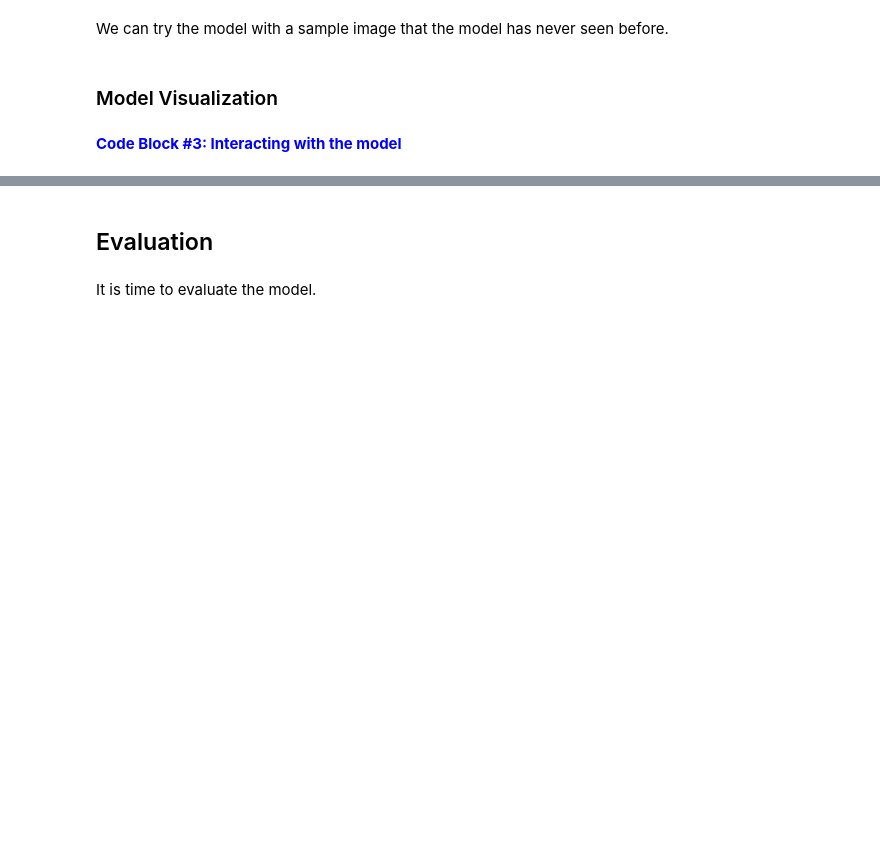
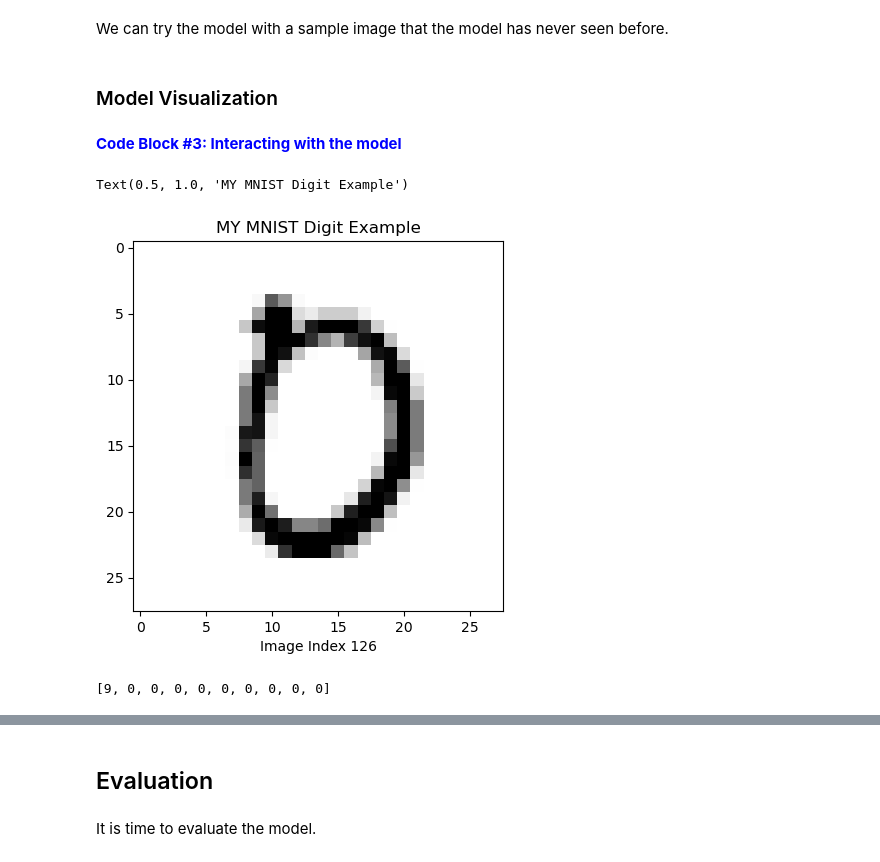
Before and after one commit to zguo47/Brown-Deep-Learning-hw1-knn-zguo47, a Jupyter notebook: hw1/code/HW1_MNIST.ipynb, the cells around one changed output, grey strips where cells are left out. Drawn from its saved outputs; the diff is of its cells as text; code cells hidden in the pictures; blank space fills up the shorter version.

```diff
--- a/hw1/code/HW1_MNIST.ipynb
+++ b/hw1/code/HW1_MNIST.ipynb
@@ -43,11 +49,11 @@ digit_list = [0, 1, 2, 3, 4, 5, 6, 7, 8, 9]
 
 ## TODO: Implement preprocessing step as described above,
 ## implementing preprocess.py in the process
-image_train_full, label_train_full = None, None
-image_test_full,  label_test_full  = None, None
+image_train_full, label_train_full = get_data_MNIST("train", data_path)
+image_test_full,  label_test_full  = get_data_MNIST("test", data_path)
 
-image_train, label_train = None, None
-image_test,  label_test  = None, None
+image_train, label_train = get_subset(image_train_full, label_train_full, digit_list, 1000)
+image_test,  label_test  = get_subset(image_test_full, label_test_full, digit_list, 250)
 # %% [markdown]
 ### Data Visualization
 # %% [markdown]
@@ -98,11 +110,19 @@ We can try the model with a sample image that the model has never seen before.
 # %%
 ## Pull in a specific image
 sample_image = image_test[126].copy()
 ## TODO: Show what the image looks like using plt.imshow
+plt.imshow(sample_image.reshape(28, 28), cmap = "Greys")
+plt.xlabel("Image Index 126")
+plt.title("MY MNIST Digit Example")
+# %% [output]
+Text(0.5, 1.0, 'MY MNIST Digit Example')
+[figure, added]
 # %%
 ## TODO: Figure out the closest k neighbors based on the model.
-class_counts, nearest_indices = None, None
+class_counts, nearest_indices = model_mnist.get_neighbor_counts(sample_image, True)
 print(class_counts)
+# %% [output]
+[9, 0, 0, 0, 0, 0, 0, 0, 0, 0]
 # %%
 fig_knn, ax_knn = plt.subplots()
 
```
Also changed, not shown: parts of 8 cells of this notebook, 15 other files.
